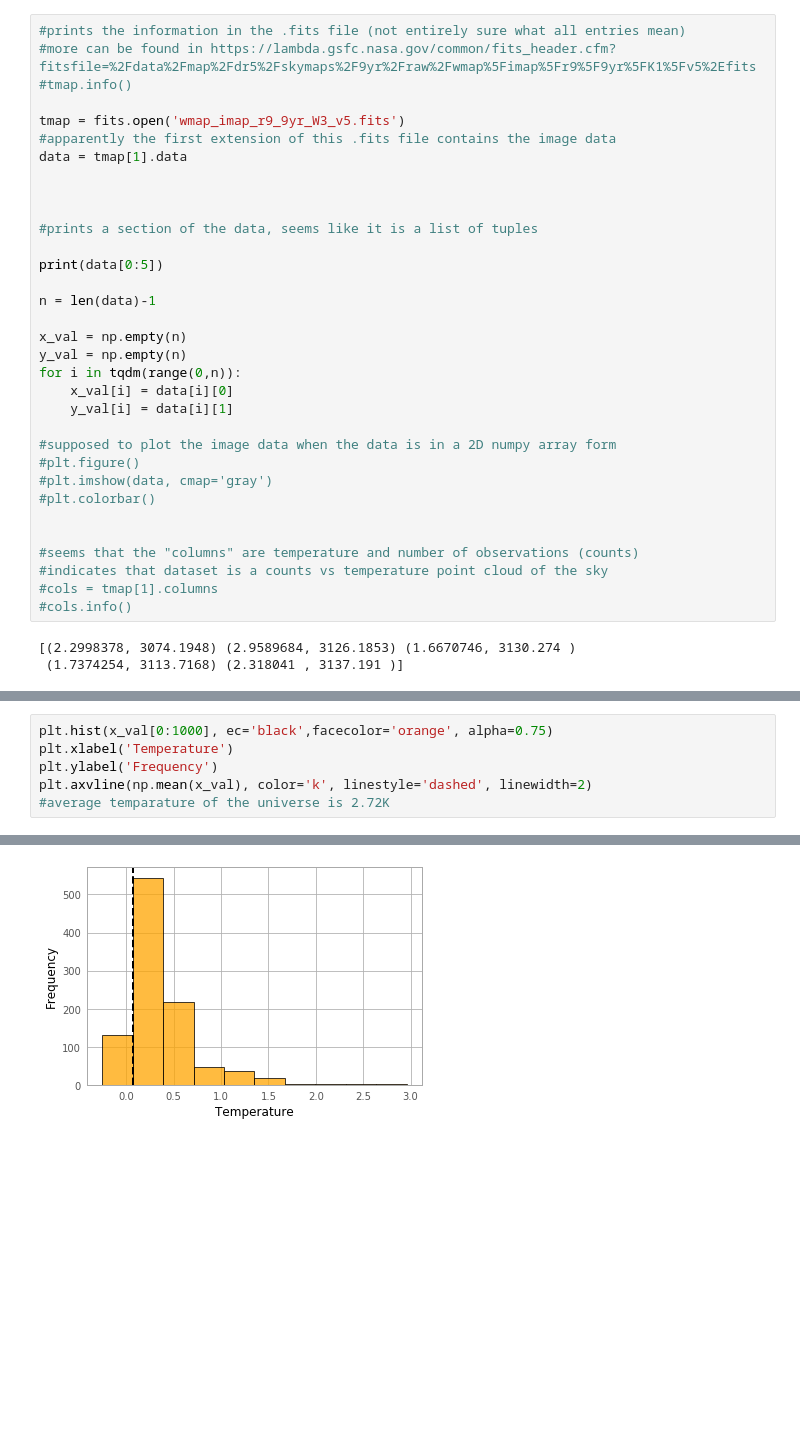
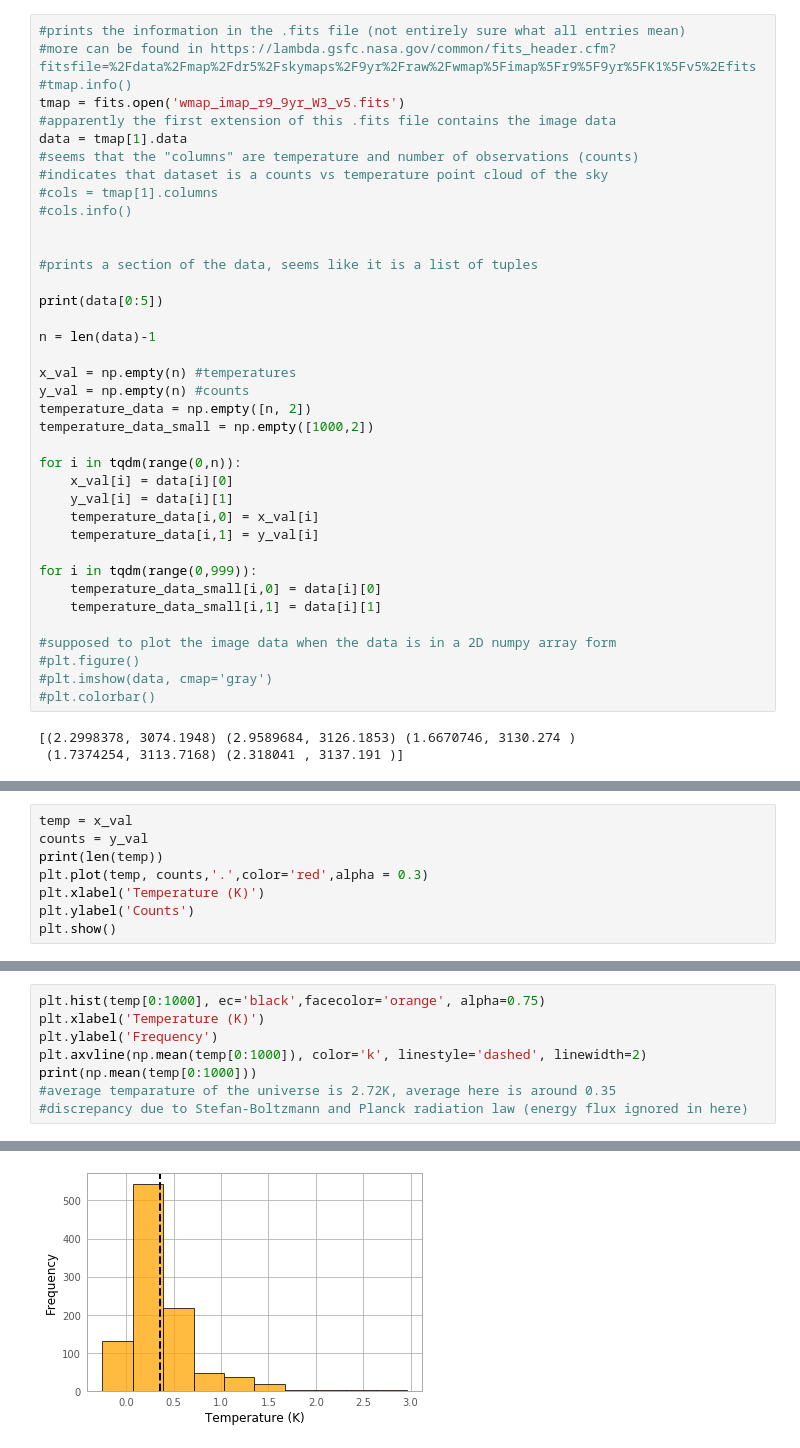
Before and after one commit to esleon97/Cosmology_TDA, a Jupyter notebook: TDAProject.ipynb, the cells around one changed output, grey strips where cells are left out. Saved outputs shown, nothing was run; the diff lists cells and outputs as text; blank space fills up the shorter version.

```diff
--- a/TDAProject.ipynb
+++ b/TDAProject.ipynb
@@ -18,11 +18,13 @@ plt.style.use(astropy_mpl_style)
 #prints the information in the .fits file (not entirely sure what all entries mean)
 #more can be found in https://lambda.gsfc.nasa.gov/common/fits_header.cfm?fitsfile=%2Fdata%2Fmap%2Fdr5%2Fskymaps%2F9yr%2Fraw%2Fwmap%5Fimap%5Fr9%5F9yr%5FK1%5Fv5%2Efits
 #tmap.info()
-
 tmap = fits.open('wmap_imap_r9_9yr_W3_v5.fits')
 #apparently the first extension of this .fits file contains the image data
 data = tmap[1].data
-
+#seems that the "columns" are temperature and number of observations (counts)
+#indicates that dataset is a counts vs temperature point cloud of the sky
+#cols = tmap[1].columns
+#cols.info()
 
 
 #prints a section of the data, seems like it is a list of tuples
@@ -31,22 +33,25 @@ print(data[0:5])
 
 n = len(data)-1
 
-x_val = np.empty(n)
-y_val = np.empty(n)
+x_val = np.empty(n) #temperatures
+y_val = np.empty(n) #counts
+temperature_data = np.empty([n, 2])
+temperature_data_small = np.empty([1000,2])
+
 for i in tqdm(range(0,n)):
     x_val[i] = data[i][0]
     y_val[i] = data[i][1]
+    temperature_data[i,0] = x_val[i]
+    temperature_data[i,1] = y_val[i]
+
+for i in tqdm(range(0,999)):
+    temperature_data_small[i,0] = data[i][0]
+    temperature_data_small[i,1] = data[i][1]
 
 #supposed to plot the image data when the data is in a 2D numpy array form
 #plt.figure()
 #plt.imshow(data, cmap='gray')
 #plt.colorbar()
-
-
-#seems that the "columns" are temperature and number of observations (counts)
-#indicates that dataset is a counts vs temperature point cloud of the sky
-#cols = tmap[1].columns
-#cols.info()
 # %% [output]
 [(2.2998378, 3074.1948) (2.9589684, 3126.1853) (1.6670746, 3130.274 )
  (1.7374254, 3113.7168) (2.318041 , 3137.191 )]
@@ -57,0 +58,8 @@ plt.plot(x_val, y_val,'o',color='red',alpha=0.3)
+# %%
+temp = x_val
+counts = y_val
+print(len(temp))
+plt.plot(temp, counts,'.',color='red',alpha = 0.3)
+plt.xlabel('Temperature (K)')
+plt.ylabel('Counts')
+plt.show()
@@ -58,7 +69,9 @@ plt.plot(x_val, y_val,'o',color='red',alpha=0.3)
 # %%
-plt.hist(x_val[0:1000], ec='black',facecolor='orange', alpha=0.75)
-plt.xlabel('Temperature')
+plt.hist(temp[0:1000], ec='black',facecolor='orange', alpha=0.75)
+plt.xlabel('Temperature (K)')
 plt.ylabel('Frequency')
-plt.axvline(np.mean(x_val), color='k', linestyle='dashed', linewidth=2)
-#average temparature of the universe is 2.72K
+plt.axvline(np.mean(temp[0:1000]), color='k', linestyle='dashed', linewidth=2)
+print(np.mean(temp[0:1000]))
+#average temparature of the universe is 2.72K, average here is around 0.35
+#discrepancy due to Stefan-Boltzmann and Planck radiation law (energy flux ignored in here)
 # %% [output]
@@ -66,2 +79,2 @@ plt.axvline(np.mean(x_val), color='k', linestyle='dashed', linewidth=2)
-[figure, old version]
+[figure, new version]
 # %%
```
Also changed, not shown: parts of 6 cells of this notebook, 4 other files.
